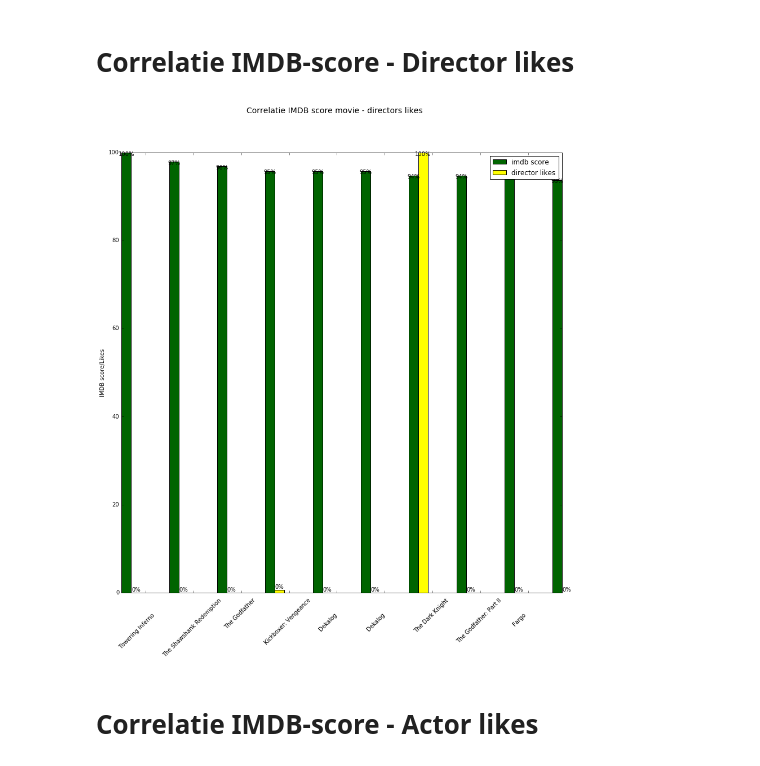
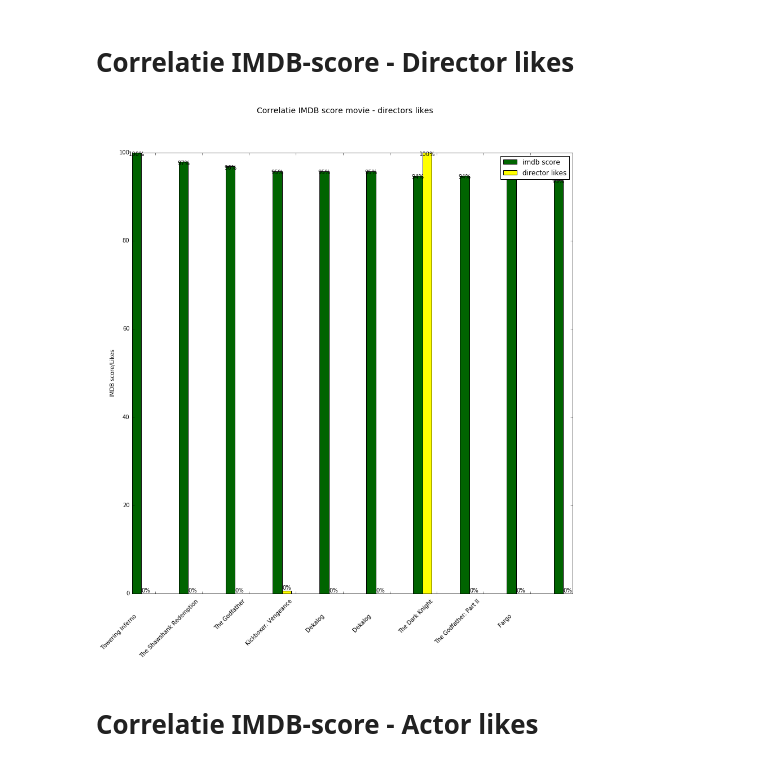
Before and after one commit to AlekVT/notebookIMDB, a Jupyter notebook: MovieSet.ipynb, the cells around one changed output. Cells and saved outputs as stored; diff of their text form; code cells hidden in the pictures.

```diff
--- a/MovieSet.ipynb
+++ b/MovieSet.ipynb
@@ -15,13 +60,11 @@ dataset = createDataFrame('movie_metadata.csv', ',')
 # %%
-#movieLens latest-small voor devel
-movieLensMerge = createDataFrame('ml-latest-small/links.csv', ',')
-
-dataselect = dataset['movie_imdb_link'].str.extract('(?P<imdbId>\d{7})', expand=True).astype(int)
-dataselect = pd.concat([dataset, dataselect], axis=1)
-movieLensData = pd.merge(dataselect, movieLensMerge, left_on = 'imdbId', right_on = 'imdbId')
+movieLensLinks = createDataFrame('ml-latest-small/links.csv', ',')
+imdbIds = imdbFrame['movie_imdb_link'].str.extract('(?P<imdbId>\d{7})', expand=True).astype(int)
+imdbFrame = pd.concat([imdbFrame, imdbIds], axis=1)
+mergeFrame = pd.merge(imdbFrame, movieLensLinks, left_on = 'imdbId', right_on = 'imdbId')
 movieLensRatings = createDataFrame('ml-latest-small/ratings.csv', ',')
-movieLensData = pd.merge(movieLensRatings, movieLensData, left_on = 'movieId', right_on = 'movieId')
-movieLensData
+mergeFrame = pd.merge(movieLensRatings, mergeFrame, left_on = 'movieId', right_on = 'movieId')
+mergeFrame
 # %% [output]
 |  | userId | movieId | rating | timestamp | color | director_name | num_critic_for_reviews | duration | ... |
 | 0 | 1 | 1061 | 3.0 | 1260759182 | Black and White | Barry Levinson | 73.0 | 147.0 | ... |
@@ -57,16 +118,0 @@ movieLensData
-# %%
-def toPercent(array):
-    returnArray = []
-    maxScore = max(array)
-    for i in range(len(array)):
-        array[i] = checkNumber(array[i])
-        if array[i] is not None:
-            returnArray.append(array[i] / maxScore*100)
-        else:
-            returnArray.append(None)
-    return returnArray
-
-def checkNumber(var1):
-    if (math.isnan(var1)) | (var1 == 0):
-        return None
-    return var1
@@ -310,9 +311,8 @@ plt.show()
 # %% [markdown]
 # Correlatie IMDB-score - Director likes
 # %%
-ds = []
-ds = dataset.sort_values(by='imdb_score', ascending=False).head(10)
-# print ds['director_facebook_likes']
+ds = imdbFrame.sort_values(by='imdb_score', ascending=False).head(10)
+#print ds['movie_title']
 ind = np.arange(len(ds))
 width = 0.2
 
@@ -327,39 +327,37 @@ fig.suptitle('Correlatie IMDB score movie - directors likes', fontsize=14)
 ax = fig.add_subplot(111)
 rects1 = ax.bar(ind - width, imdbScore, width, color='darkgreen', align='center')
 rects2 = ax.bar(ind, directorLikes, width, color='yellow', align='center')
 
 
 # add some text for labels, title and axes ticks
 ax.set_ylabel('IMDB score/Likes')
 ax.set_xticks(ind + width)
-ax.set_xticklabels(ds['movie_title'], rotation=45)
+ax.set_xticklabels(ds['movie_title'], rotation=45, ha='right')
 ax.autoscale(tight=True)
 
 ax.legend((rects1[0], rects2[0]), ('imdb score', 'director likes'))
 
 for rect in rects1:
     height = rect.get_height()
-    if math.isnan(height):
-        height = 0
+    height = checkNan(height)
 
     ax.text(rect.get_x() + rect.get_width()/2., 0.99*height,
             '%d' % int(height) + "%", ha='center', va='bottom')
 
 for rect in rects2:
     height = rect.get_height()
 #     print height
-    if math.isnan(height):
-        height = 0
+    height = checkNan(height)
 
     ax.text(rect.get_x() + rect.get_width()/2., 0.99*height,
             '%d' % int(height) + "%", ha='center', va='bottom')
 
 
 
 
 plt.show()
 # %% [output]
-[figure, old version]
+[figure, new version]
 # %% [markdown]
 # Correlatie IMDB-score - Actor likes
 # %%
```
Also changed, not shown: parts of 24 cells of this notebook.
